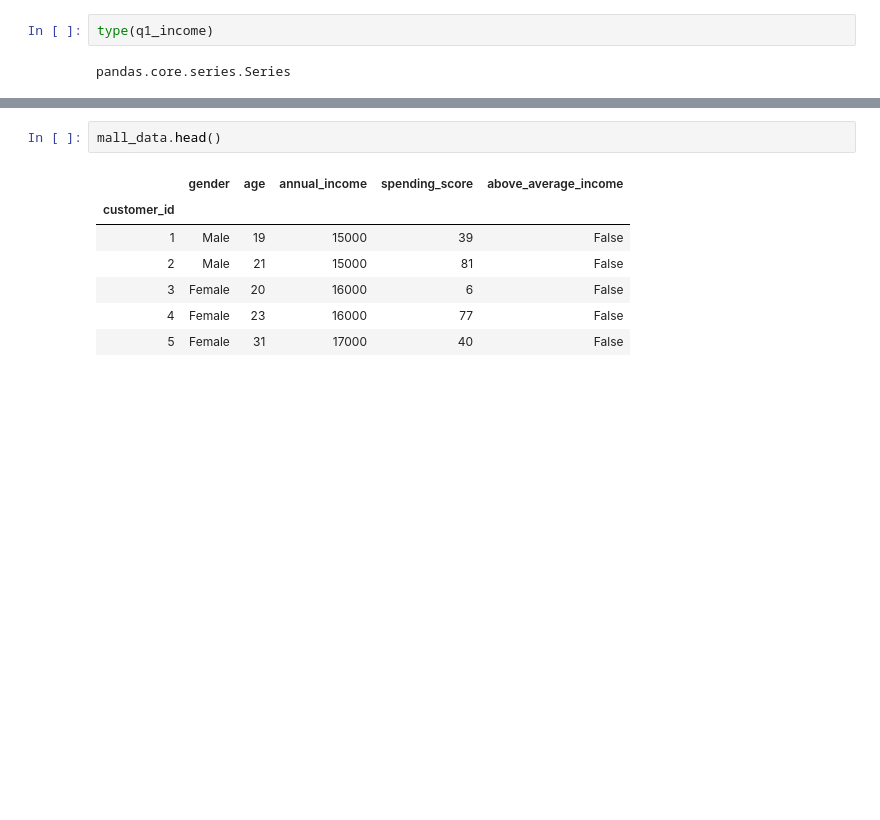
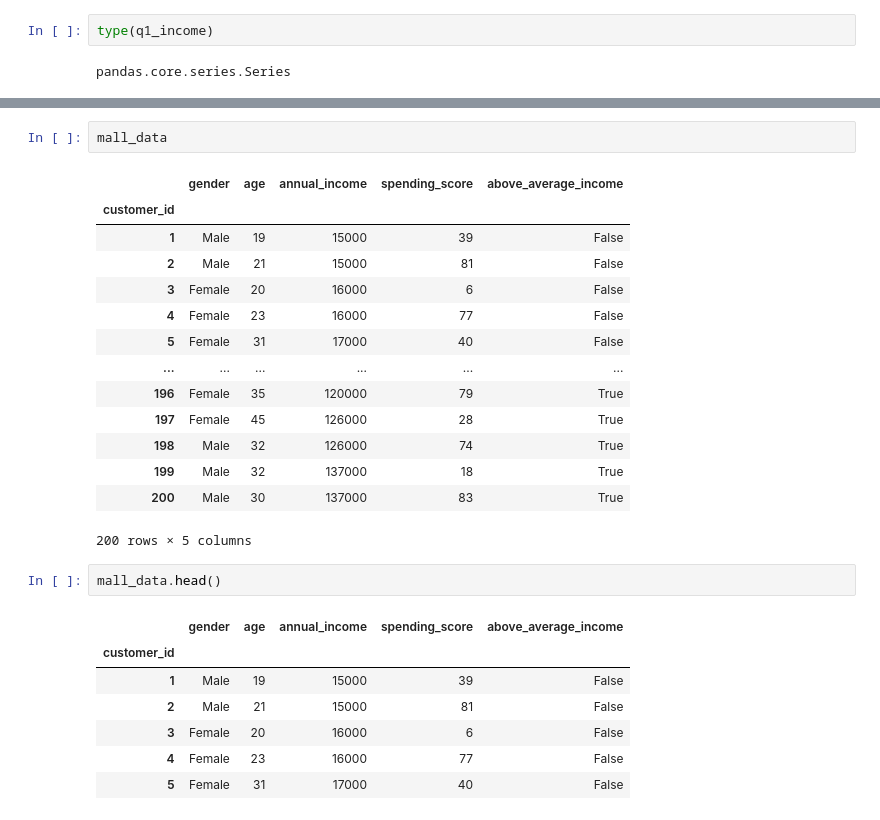
Before and after one commit to wecepedaa/PS_Interpreting_Data_Descriptive_statistics, a Jupyter notebook: m4-demo-02-CommonDescriptiveStatisticsForVariability.ipynb, the cells around one changed output, grey strips where cells are left out. Saved outputs shown, nothing was run; the diff lists cells and outputs as text; blank space fills up the shorter version.

```diff
--- a/m4-demo-02-CommonDescriptiveStatisticsForVariability.ipynb
+++ b/m4-demo-02-CommonDescriptiveStatisticsForVariability.ipynb
@@ -113,4 +113,21 @@ sns.boxplot(mall_data['spending_score'], orient='v')
 [figure]
+# %%
+mall_data
+# %% [output]
+|  | gender | age | annual_income | spending_score | above_average_income |
+| customer_id |  |  |  |  |  |
+| 1 | Male | 19 | 15000 | 39 | False |
+| 2 | Male | 21 | 15000 | 81 | False |
+| 3 | Female | 20 | 16000 | 6 | False |
+| 4 | Female | 23 | 16000 | 77 | False |
+| 5 | Female | 31 | 17000 | 40 | False |
+| ... | ... | ... | ... | ... | ... |
+| 196 | Female | 35 | 120000 | 79 | True |
+| 197 | Female | 45 | 126000 | 28 | True |
+| 198 | Male | 32 | 126000 | 74 | True |
+| 199 | Male | 32 | 137000 | 18 | True |
+| 200 | Male | 30 | 137000 | 83 | True |
+200 rows × 5 columns
 # %%
 mall_data.head()
 # %% [output]
```
Also changed, not shown: parts of 26 cells of this notebook.
